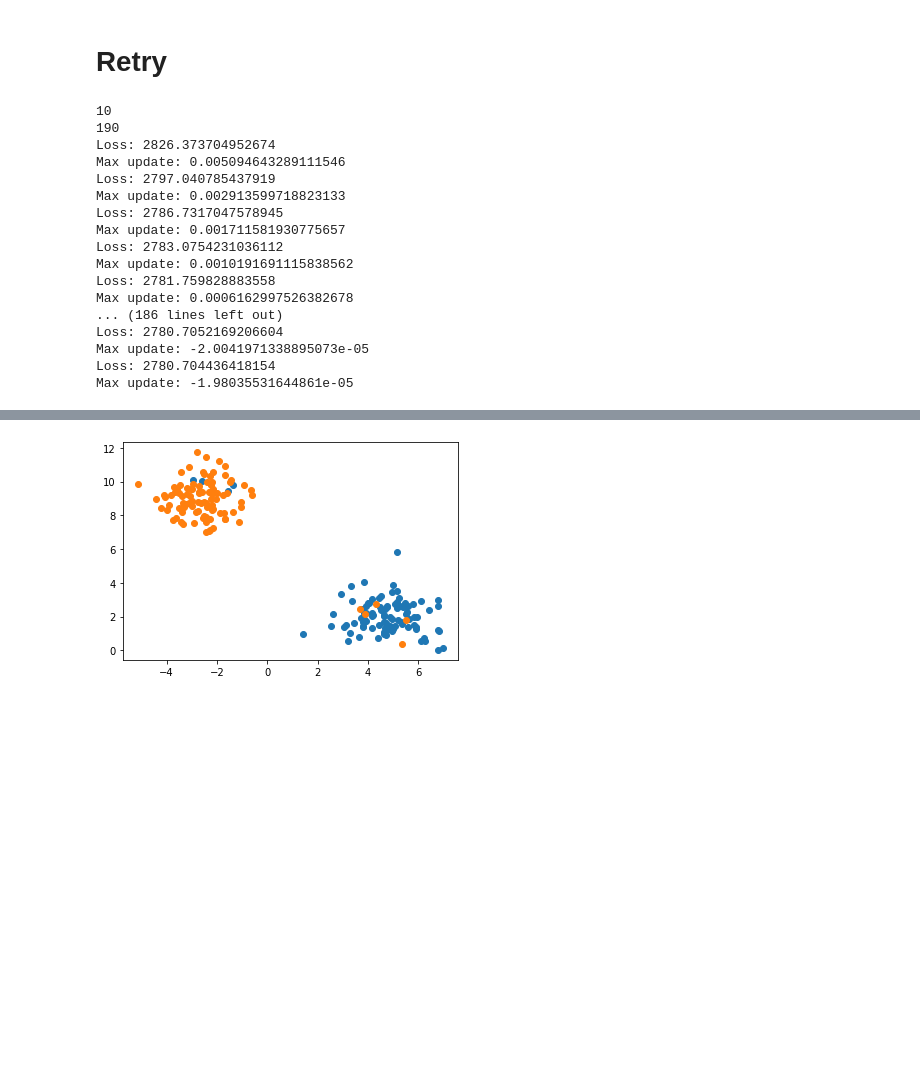
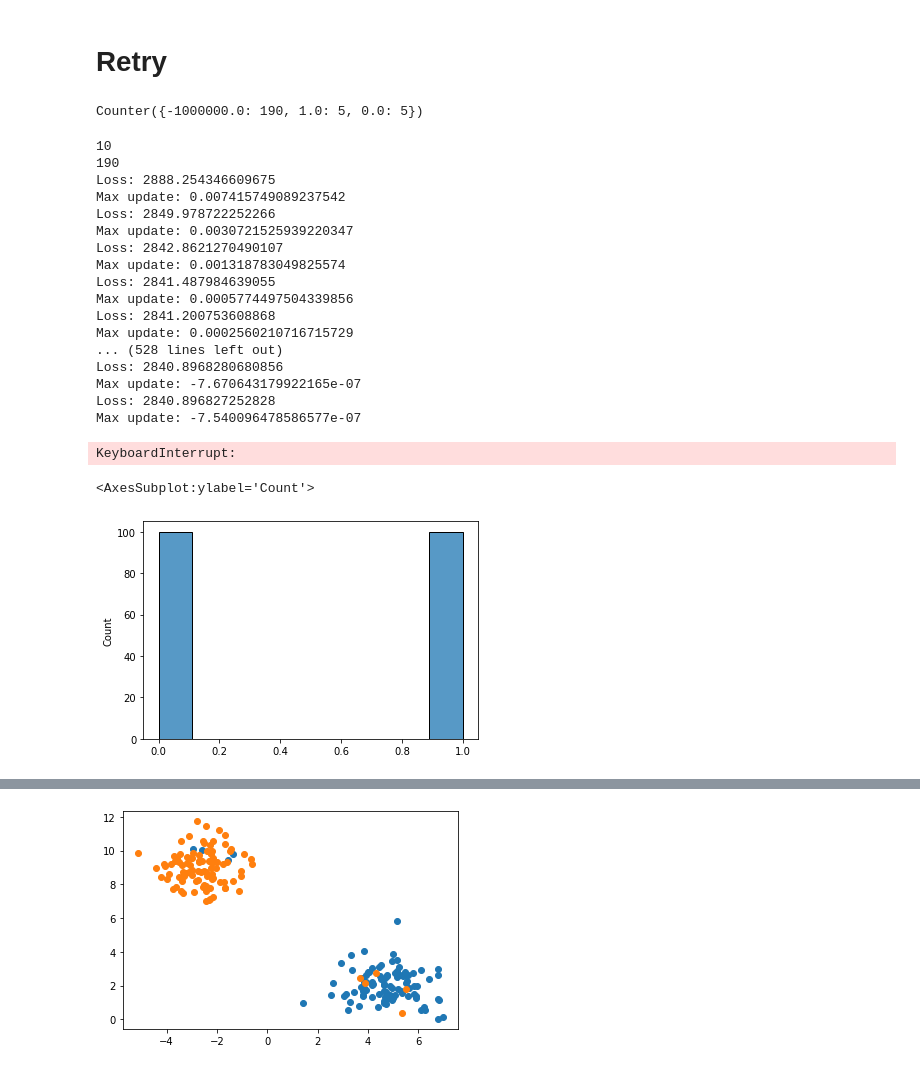
Before and after one commit to PashaIanko/Semi-Supervised-Labelling, a Jupyter notebook: main_notebook.ipynb, the cells around one changed output, grey strips where cells are left out. Drawn from its saved outputs; the diff is of its cells as text; code cells hidden in the pictures; blank space fills up the shorter version.

```diff
--- a/main_notebook.ipynb
+++ b/main_notebook.ipynb
@@ -136,6 +131,12 @@ for c in clusters:
 [figure]
 # %% [markdown]
 # Retry
+# %%
+import collections
+
+collections.Counter(Y_delabeled)
+# %% [output]
+Counter({-1000000.0: 190, 1.0: 5, 0.0: 5})
 # %%
 def compute_grad(X, Y, labeled_idxs, unlabeled_idxs):
 
@@ -195,7 +196,6 @@ def solve(X, Y, learning_rate, labeled_idxs, unlabeled_idxs, iters_limit, loss_l
                 Y_res[unlabeled_idxs[i]] += updates[i]  # -= learning_rate * grad[i]
     return Y_res
 # %%
-np.unique(Y_delabeled)
 labeled_idxs = np.where(Y_delabeled != DataProperties.unlabeled)[0]
 unlabeled_idxs = np.where(Y_delabeled == DataProperties.unlabeled)[0]
 
@@ -206,27 +206,35 @@ assert len(labeled_idxs) + len(unlabeled_idxs) == len(Y_delabeled)
 Y_preds = solve(
     X,
     Y_delabeled,
-    learning_rate = 0.0001,
+    learning_rate = 0.00014,
     labeled_idxs = labeled_idxs,
     unlabeled_idxs=unlabeled_idxs,
-    iters_limit=100,
+    iters_limit=500,
     loss_limit=0.5
 )
 # %% [output]
 10
 190
-Loss: 2826.373704952674
-Max update: 0.005094643289111546
-Loss: 2797.040785437919
-Max update: 0.002913599718823133
-Loss: 2786.7317047578945
-Max update: 0.001711581930775657
-Loss: 2783.0754231036112
-Max update: 0.0010191691115838562
-Loss: 2781.759828883558
-Max update: 0.0006162997526382678
-... (186 lines left out)
-Loss: 2780.7052169206604
-Max update: -2.0041971338895073e-05
-Loss: 2780.704436418154
-Max update: -1.98035531644861e-05
+Loss: 2888.254346609675
+Max update: 0.007415749089237542
+Loss: 2849.978722252266
+Max update: 0.0030721525939220347
+Loss: 2842.8621270490107
+Max update: 0.001318783049825574
+Loss: 2841.487984639055
+Max update: 0.0005774497504339856
+Loss: 2841.200753608868
+Max update: 0.0002560210716715729
+... (528 lines left out)
+Loss: 2840.8968280680856
+Max update: -7.670643179922165e-07
+Loss: 2840.896827252828
+Max update: -7.540096478586577e-07
+KeyboardInterrupt:
+# %%
+import seaborn as sns
+
+sns.histplot(Y_preds)
+# %% [output]
+<AxesSubplot:ylabel='Count'>
+[figure, added]
```
Also changed, not shown: parts of 4 cells of this notebook.
